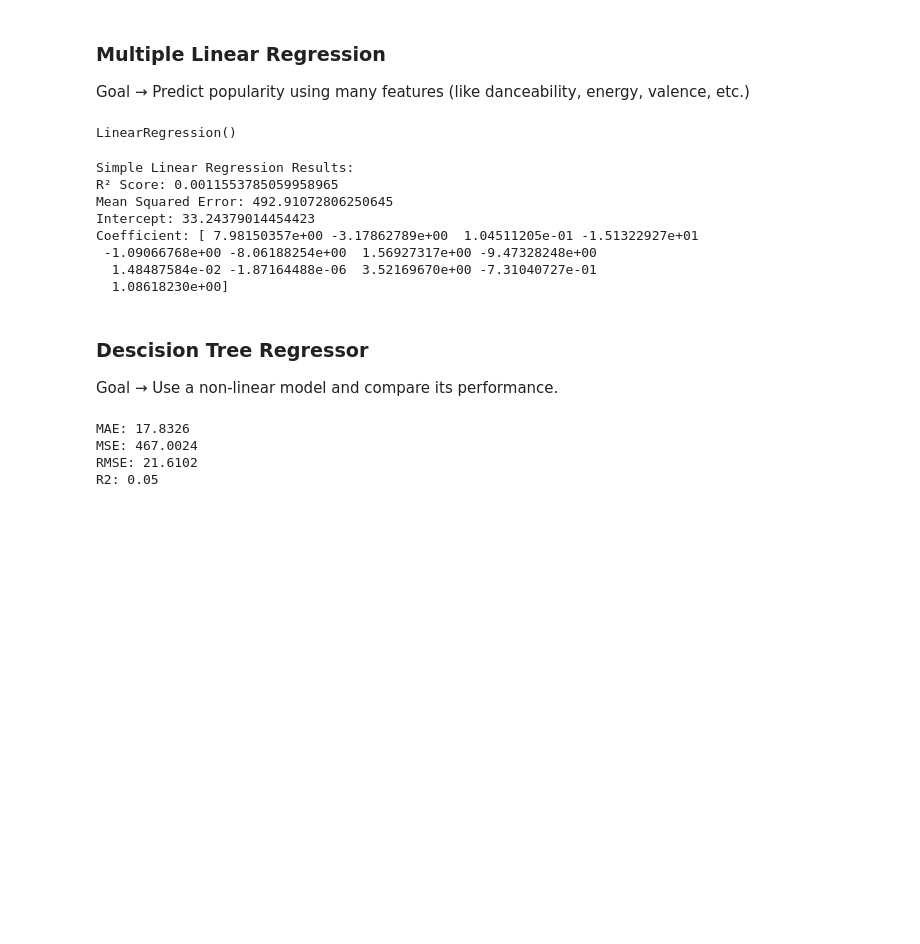
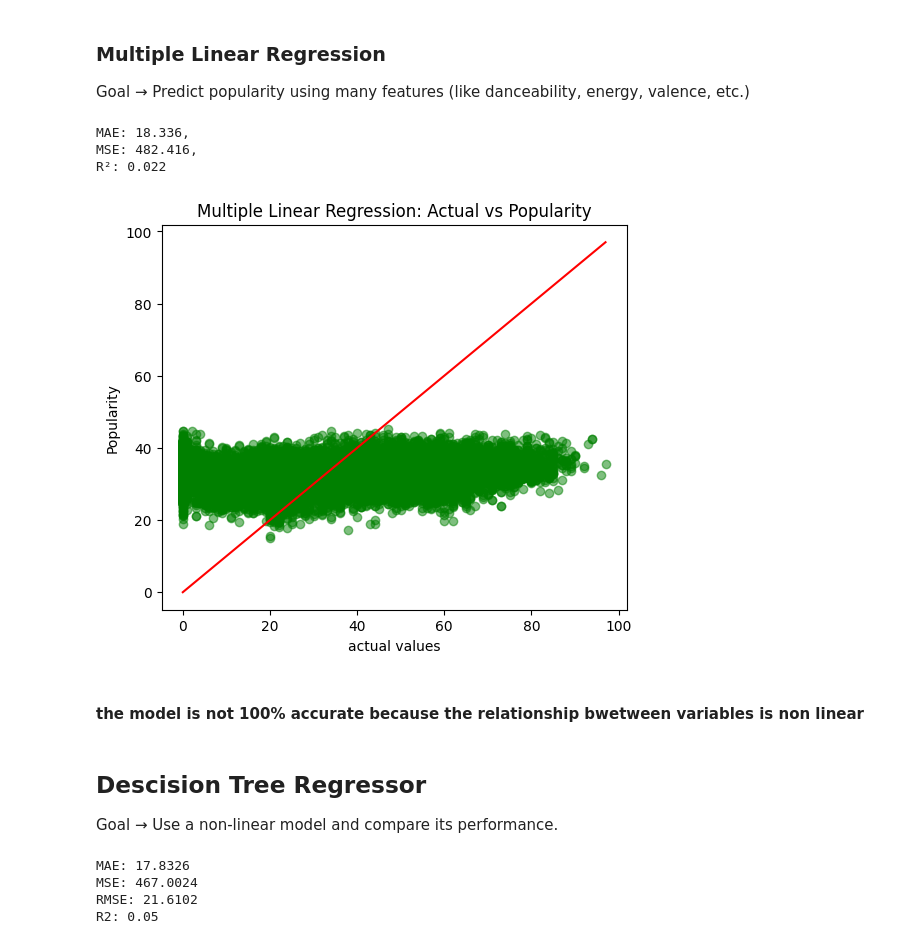
Before and after one commit to Andrina-Watsemba/Kaggledata-Regression-and-Classification, a Jupyter notebook: regression.ipynb, the cells around one changed output. Cells and saved outputs as stored; diff of their text form; code cells hidden in the pictures; blank space fills up the shorter version.

```diff
--- a/regression.ipynb
+++ b/regression.ipynb
@@ -168,31 +162,43 @@ X = data[['danceability', 'energy', 'loudness', 'speechiness',
         'mode', 'time_signature']]
 y = data['popularity']
 # %%
-X_train,X_test,y_train,y_test = train_test_split(X,y, test_size=0.2, random_state=42)
+X_train, X_test, y_train, y_test = train_test_split(X, y, test_size=0.2, random_state=42)
 
-# Create and train the model
-LinearRegression_model = LinearRegression()
-LinearRegression_model.fit(X_train, y_train)
+### standardizing features to deal with scale differences
+scaler = StandardScaler()
+X_train_scaled = scaler.fit_transform(X_train)
+X_test_scaled = scaler.transform(X_test)
-# %% [output]
-LinearRegression()
 # %%
-# Evaluate the LinearRegression_model
-print("Simple Linear Regression Results:")
-print("R² Score:", r2_score(y_test, y_pred))
-print("Mean Squared Error:", mean_squared_error(y_test, y_pred))
-print("Intercept:", LinearRegression_model.intercept_)
-print("Coefficient:", LinearRegression_model.coef_)
+linear_reg_multi = LinearRegression()
+linear_reg_multi.fit(X_train_scaled, y_train)
+
+## making predictions
+y_pred_multi = linear_reg_multi.predict(X_test_scaled)
-# %% [output]
-Simple Linear Regression Results:
-R² Score: 0.0011553785059958965
-Mean Squared Error: 492.91072806250645
-Intercept: 33.24379014454423
-Coefficient: [ 7.98150357e+00 -3.17862789e+00  1.04511205e-01 -1.51322927e+01
- -1.09066768e+00 -8.06188254e+00  1.56927317e+00 -9.47328248e+00
-  1.48487584e-02 -1.87164488e-06  3.52169670e+00 -7.31040727e-01
-  1.08618230e+00]
+# %%
+### model evaluation
+mae_m = mean_absolute_error(y_test, y_pred_multi)
+mse_m = mean_squared_error(y_test, y_pred_multi)
+r2_m = r2_score(y_test, y_pred_multi)
+
+print(f"MAE: {mae_m:.3f},\nMSE: {mse_m:.3f},\nR²: {r2_m:.3f}")
+# %% [output]
+MAE: 18.336,
+MSE: 482.416,
+R²: 0.022
+# %%
+plt.figure(figsize=(6,5))
+plt.scatter(y_test, y_pred_multi, color='green', alpha=0.5)
+plt.plot([y_test.min(), y_test.max()], [y_test.min(), y_test.max()], 'r-')
+plt.xlabel("actual values")
+plt.ylabel("Popularity")
+plt.title("Multiple Linear Regression: Actual vs Popularity")
+plt.show()
+# %% [output]
+[figure, added]
+# %% [markdown]
+#### the model is not 100% accurate because the relationship bwetween variables is non linear
 # %% [markdown]
-### Descision Tree Regressor
+## Descision Tree Regressor
 
 Goal → Use a non-linear model and compare its performance.
 # %%
```
Also changed, not shown: parts of 6 cells of this notebook.
